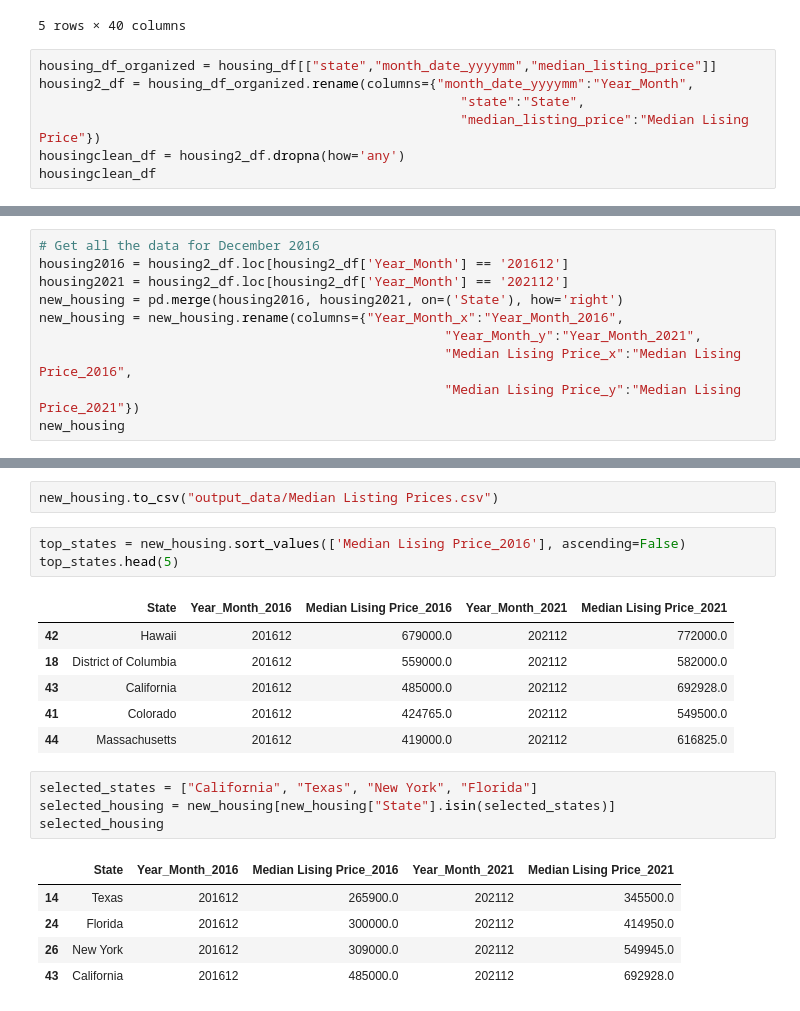
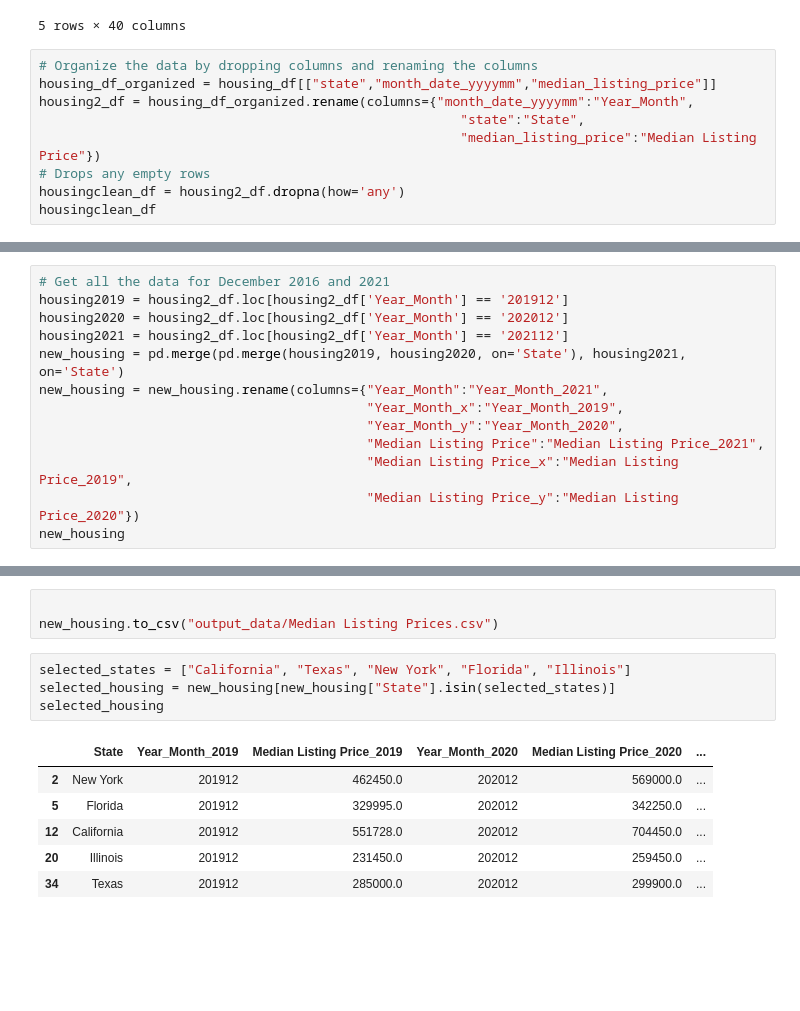
Before and after one commit to aalafa/group-project-1, a Jupyter notebook: Housing and Income Data/Housing_2021_2016.ipynb, the cells around one changed output, grey strips where cells are left out. Saved outputs shown, nothing was run; the diff lists cells and outputs as text; blank space fills up the shorter version.

```diff
--- a/Housing and Income Data/Housing_2021_2016.ipynb
+++ b/Housing and Income Data/Housing_2021_2016.ipynb
@@ -16,10 +16,12 @@ housing_df.head()
 | 4 | 202307 | Arkansas | AR | 299900.0 | 0.0098 | ... |
 5 rows × 40 columns
 # %%
+# Organize the data by dropping columns and renaming the columns
 housing_df_organized = housing_df[["state","month_date_yyyymm","median_listing_price"]]
 housing2_df = housing_df_organized.rename(columns={"month_date_yyyymm":"Year_Month",
                                                       "state":"State",
-                                                      "median_listing_price":"Median Lising Price"})
+                                                      "median_listing_price":"Median Listing Price"})
+# Drops any empty rows
 housingclean_df = housing2_df.dropna(how='any')
 housingclean_df
 # %% [output]
@@ -37,13 +39,16 @@ housingclean_df
 | 4334 | Wyoming | 201607 | 247250.0 |
 4335 rows × 3 columns
 # %%
-# Get all the data for December 2016
-housing2016 = housing2_df.loc[housing2_df['Year_Month'] == '201612']
+# Get all the data for December 2016 and 2021
+housing2019 = housing2_df.loc[housing2_df['Year_Month'] == '201912']
+housing2020 = housing2_df.loc[housing2_df['Year_Month'] == '202012']
 housing2021 = housing2_df.loc[housing2_df['Year_Month'] == '202112']
-new_housing = pd.merge(housing2016, housing2021, on=('State'), how='right')
-new_housing = new_housing.rename(columns={"Year_Month_x":"Year_Month_2016",
-                                                    "Year_Month_y":"Year_Month_2021",
-                                                    "Median Lising Price_x":"Median Lising Price_2016",
-                                                    "Median Lising Price_y":"Median Lising Price_2021"})
+new_housing = pd.merge(pd.merge(housing2019, housing2020, on='State'), housing2021, on='State')
+new_housing = new_housing.rename(columns={"Year_Month":"Year_Month_2021",
+                                          "Year_Month_x":"Year_Month_2019",
+                                          "Year_Month_y":"Year_Month_2020",
+                                          "Median Listing Price":"Median Listing Price_2021",
+                                          "Median Listing Price_x":"Median Listing Price_2019",
+                                          "Median Listing Price_y":"Median Listing Price_2020"})
 new_housing
 # %% [output]
@@ -78,23 +84,15 @@ plt.show()
 # %%
+
 new_housing.to_csv("output_data/Median Listing Prices.csv")
-# %%
-top_states = new_housing.sort_values(['Median Lising Price_2016'], ascending=False)
-top_states.head(5)
-# %% [output]
-|  | State | Year_Month_2016 | Median Lising Price_2016 | Year_Month_2021 | Median Lising Price_2021 |
-| 42 | Hawaii | 201612 | 679000.0 | 202112 | 772000.0 |
-| 18 | District of Columbia | 201612 | 559000.0 | 202112 | 582000.0 |
-| 43 | California | 201612 | 485000.0 | 202112 | 692928.0 |
-| 41 | Colorado | 201612 | 424765.0 | 202112 | 549500.0 |
-| 44 | Massachusetts | 201612 | 419000.0 | 202112 | 616825.0 |
 # %%
-selected_states = ["California", "Texas", "New York", "Florida"]
+selected_states = ["California", "Texas", "New York", "Florida", "Illinois"]
 selected_housing = new_housing[new_housing["State"].isin(selected_states)]
 selected_housing
 # %% [output]
-|  | State | Year_Month_2016 | Median Lising Price_2016 | Year_Month_2021 | Median Lising Price_2021 |
-| 14 | Texas | 201612 | 265900.0 | 202112 | 345500.0 |
-| 24 | Florida | 201612 | 300000.0 | 202112 | 414950.0 |
-| 26 | New York | 201612 | 309000.0 | 202112 | 549945.0 |
-| 43 | California | 201612 | 485000.0 | 202112 | 692928.0 |
+|  | State | Year_Month_2019 | Median Listing Price_2019 | Year_Month_2020 | Median Listing Price_2020 | ... |
+| 2 | New York | 201912 | 462450.0 | 202012 | 569000.0 | ... |
+| 5 | Florida | 201912 | 329995.0 | 202012 | 342250.0 | ... |
+| 12 | California | 201912 | 551728.0 | 202012 | 704450.0 | ... |
+| 20 | Illinois | 201912 | 231450.0 | 202012 | 259450.0 | ... |
+| 34 | Texas | 201912 | 285000.0 | 202012 | 299900.0 | ... |
 # %%
```
Also changed, not shown: parts of 6 cells of this notebook, 25 other files.
